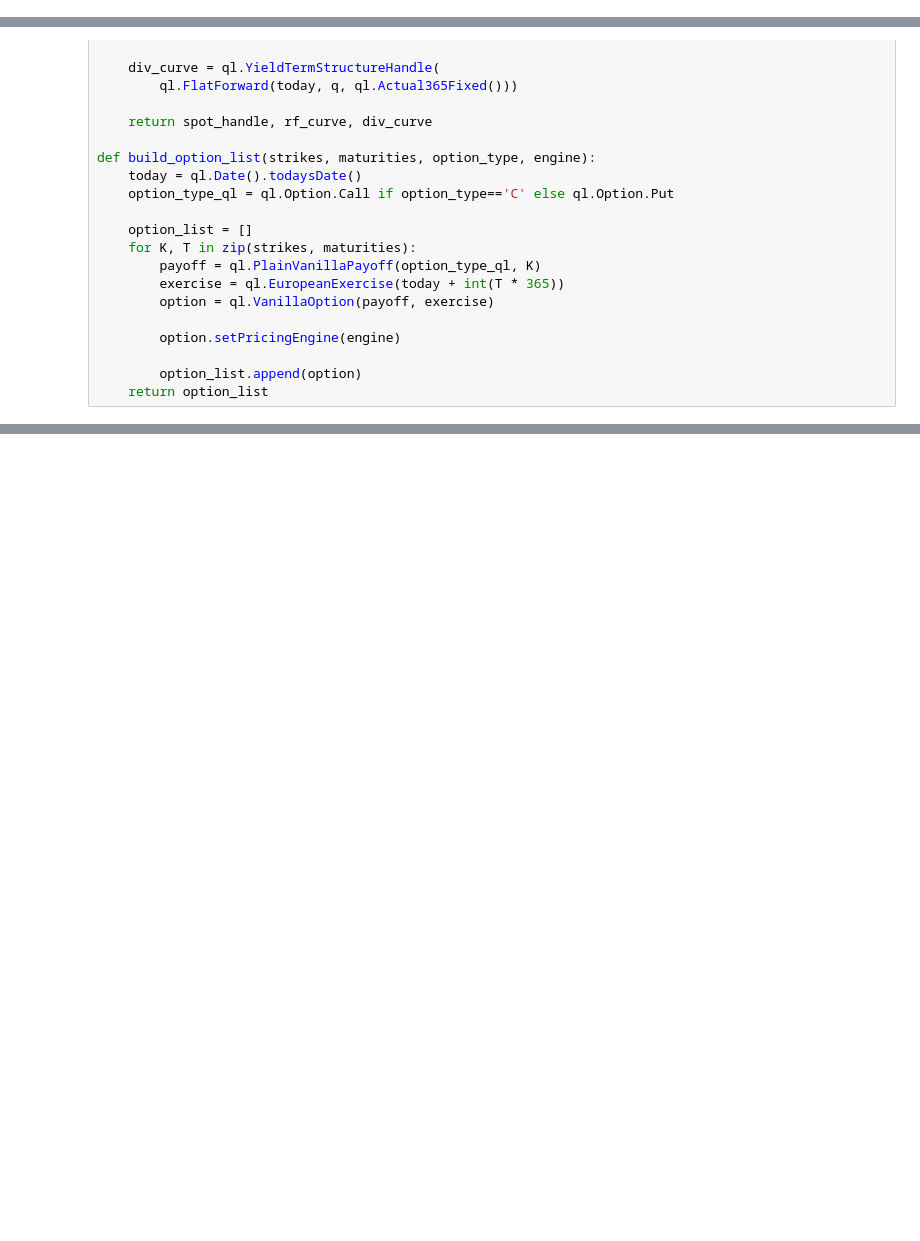
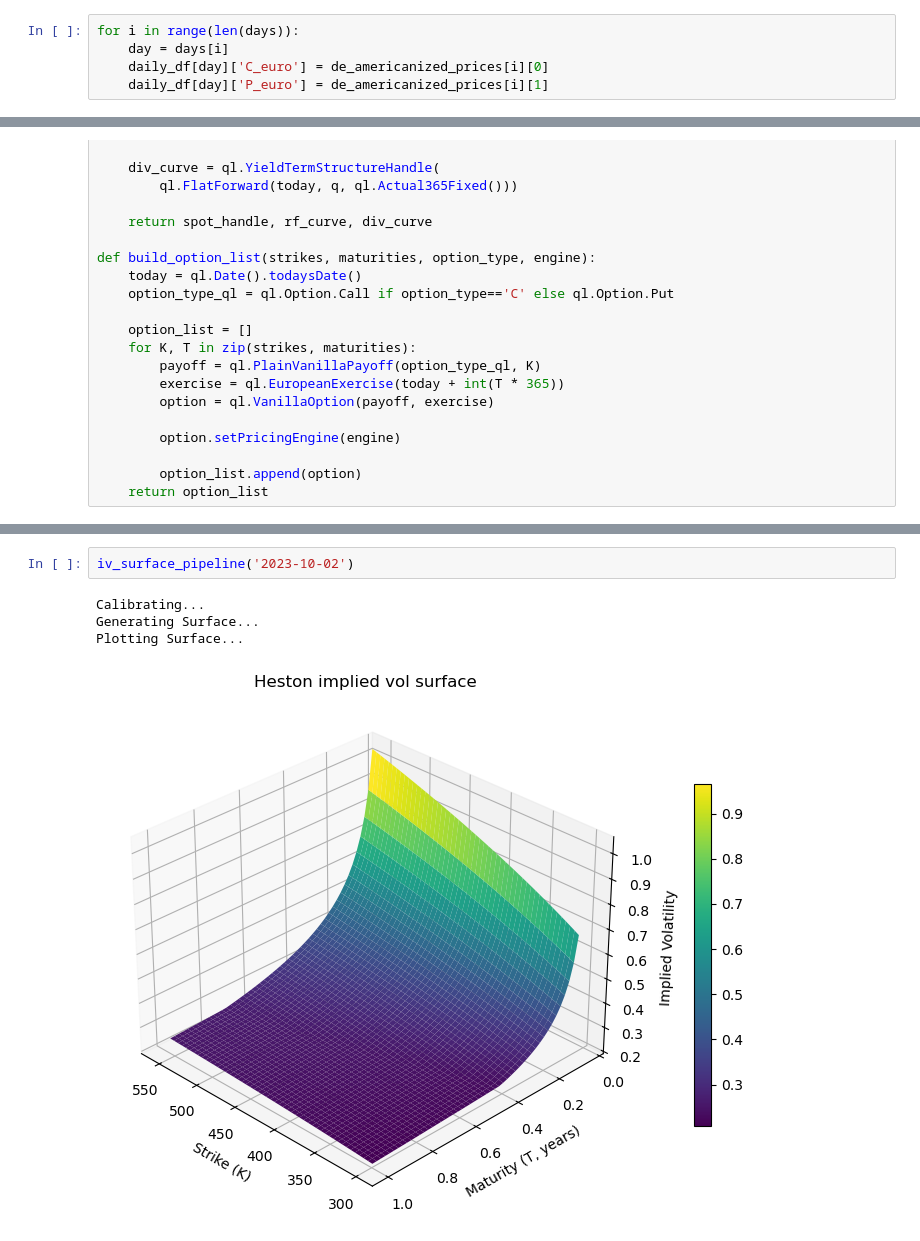
Before and after one commit to SaahitKar/Option-DeAmericanization, a Jupyter notebook: Binomial_De_Americanization.ipynb, the cells around one changed output, grey strips where cells are left out. Saved outputs shown, nothing was run; the diff lists cells and outputs as text; blank space fills up the shorter version.

```diff
--- a/Binomial_De_Americanization.ipynb
+++ b/Binomial_De_Americanization.ipynb
@@ -202,3 +212,8 @@ plt.show()
+# %%
+for i in range(len(days)):
+    day = days[i]
+    daily_df[day]['C_euro'] = de_americanized_prices[i][0]
+    daily_df[day]['P_euro'] = de_americanized_prices[i][1]
 # %% [markdown]
 ## Calibration
 # %%
@@ -358,0 +481,7 @@ for col in res.columns:
+# %%
+iv_surface_pipeline('2023-10-02')
+# %% [output]
+Calibrating...
+Generating Surface...
+Plotting Surface...
+[figure, added]
```
Also changed, not shown: parts of 10 cells of this notebook.
